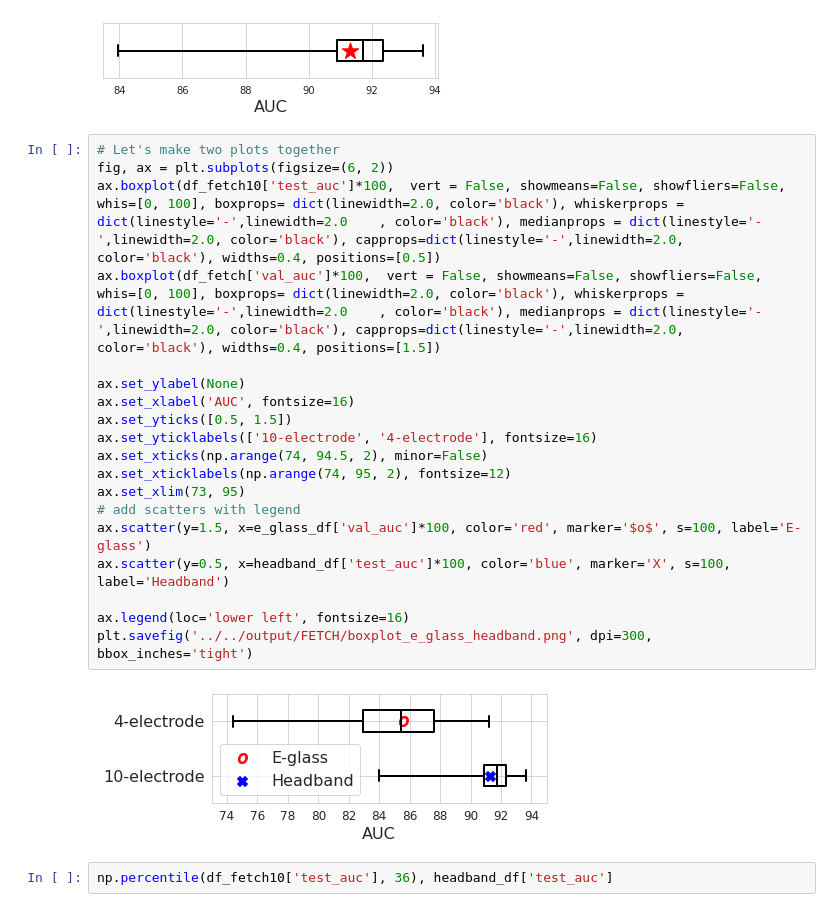
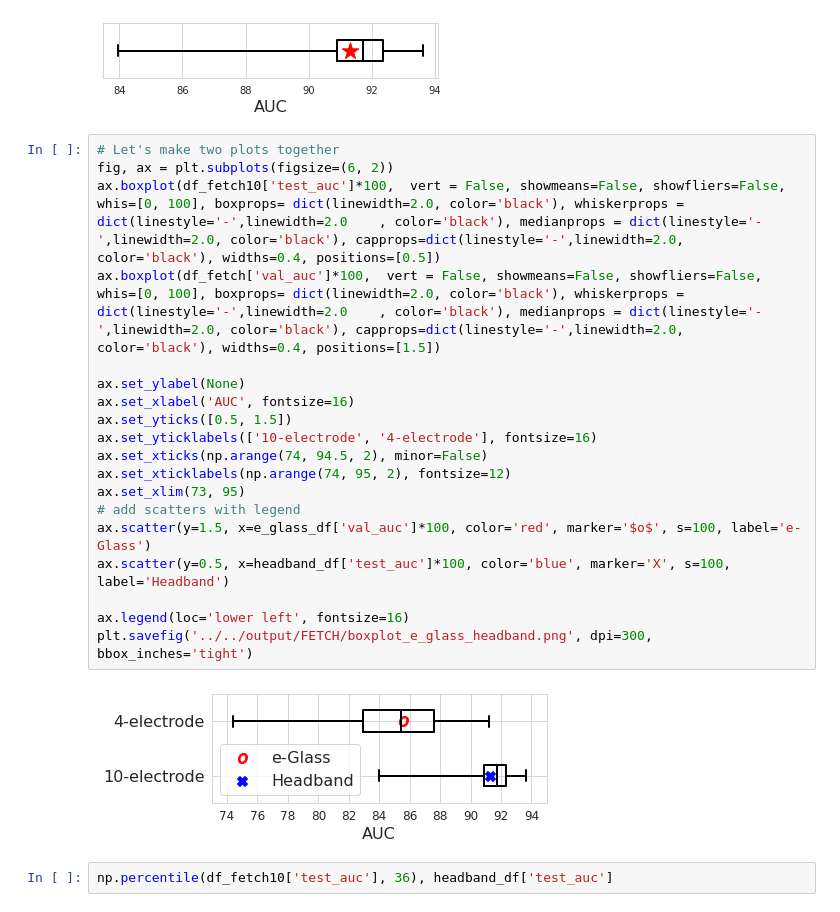
Before and after one commit to esl-epfl/FETCH, a Jupyter notebook: TSD/code/FETCH_analysis.ipynb, the cells around one changed output. Saved outputs shown, nothing was run; the diff lists cells and outputs as text.

```diff
--- a/TSD/code/FETCH_analysis.ipynb
+++ b/TSD/code/FETCH_analysis.ipynb
@@ -516,24 +522,24 @@ ax.set_yticks([])
 # %%
 # Let's make two plots together
 fig, ax = plt.subplots(figsize=(6, 2))
 ax.boxplot(df_fetch10['test_auc']*100,  vert = False, showmeans=False, showfliers=False, whis=[0, 100], boxprops= dict(linewidth=2.0, color='black'), whiskerprops = dict(linestyle='-',linewidth=2.0    , color='black'), medianprops = dict(linestyle='-',linewidth=2.0, color='black'), capprops=dict(linestyle='-',linewidth=2.0, color='black'), widths=0.4, positions=[0.5])
 ax.boxplot(df_fetch['val_auc']*100,  vert = False, showmeans=False, showfliers=False, whis=[0, 100], boxprops= dict(linewidth=2.0, color='black'), whiskerprops = dict(linestyle='-',linewidth=2.0    , color='black'), medianprops = dict(linestyle='-',linewidth=2.0, color='black'), capprops=dict(linestyle='-',linewidth=2.0, color='black'), widths=0.4, positions=[1.5])
 
 ax.set_ylabel(None)
 ax.set_xlabel('AUC', fontsize=16)
 ax.set_yticks([0.5, 1.5])
 ax.set_yticklabels(['10-electrode', '4-electrode'], fontsize=16)
 ax.set_xticks(np.arange(74, 94.5, 2), minor=False)
 ax.set_xticklabels(np.arange(74, 95, 2), fontsize=12)
 ax.set_xlim(73, 95)
 # add scatters with legend
-ax.scatter(y=1.5, x=e_glass_df['val_auc']*100, color='red', marker='$o$', s=100, label='E-glass')
+ax.scatter(y=1.5, x=e_glass_df['val_auc']*100, color='red', marker='$o$', s=100, label='e-Glass')
 ax.scatter(y=0.5, x=headband_df['test_auc']*100, color='blue', marker='X', s=100, label='Headband')
 
 ax.legend(loc='lower left', fontsize=16)
 plt.savefig('../../output/FETCH/boxplot_e_glass_headband.png', dpi=300, bbox_inches='tight')
 # %% [output]
-[figure, old version]
+[figure, new version]
 # %%
 np.percentile(df_fetch10['test_auc'], 36), headband_df['test_auc']
 # %% [output]
```
Also changed, not shown: parts of 16 cells of this notebook.
